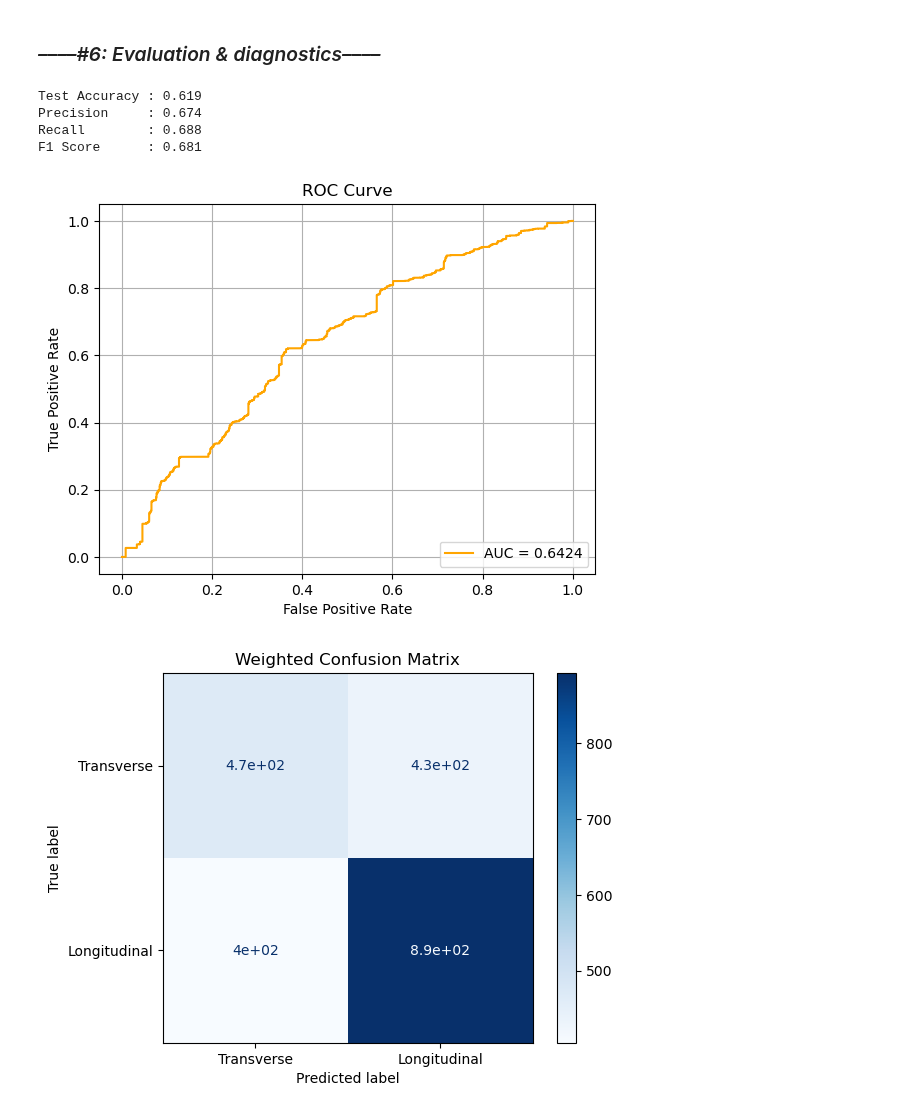
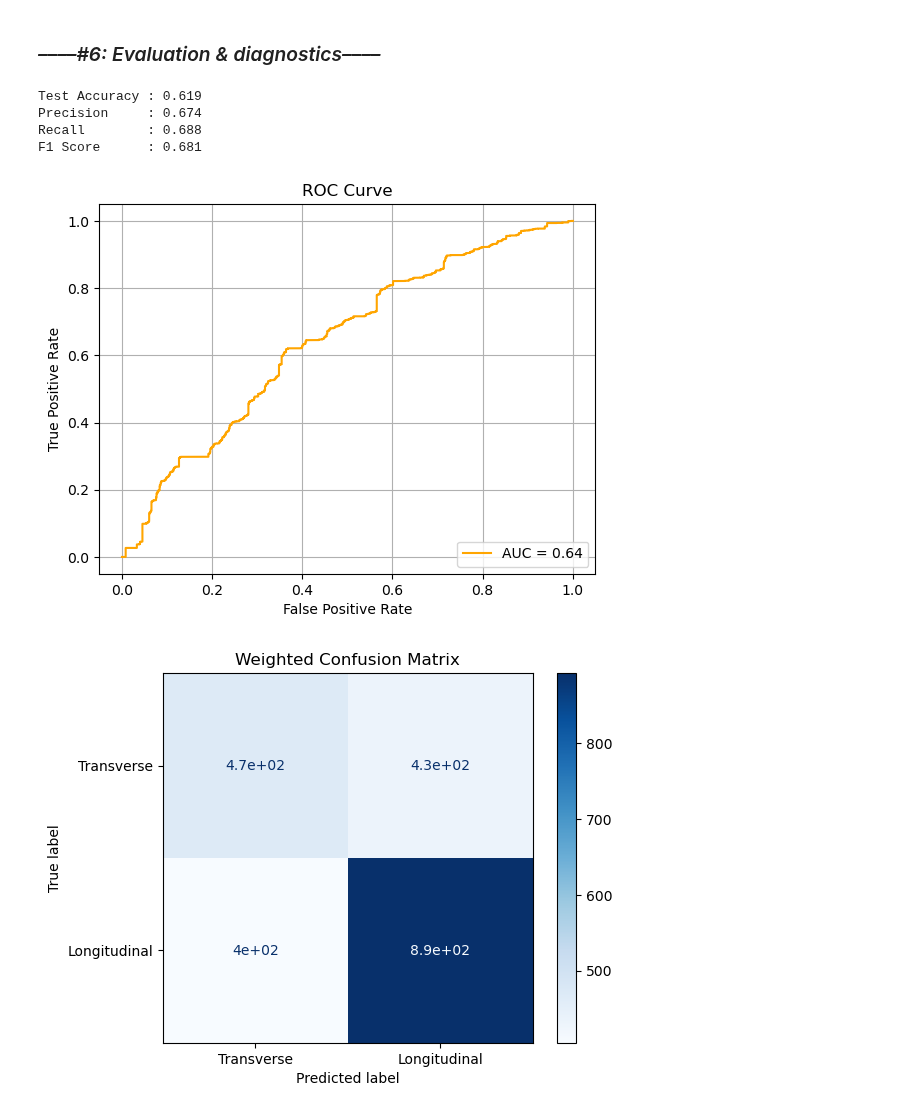
Before and after one commit to aimenobaid/polarization, a Jupyter notebook: NN_semi.ipynb, the cells around one changed output. Cells and saved outputs as stored; diff of their text form; code cells hidden in the pictures.

```diff
--- a/NN_semi.ipynb
+++ b/NN_semi.ipynb
@@ -308,33 +308,33 @@ f1   = f1_score(y_test, y_pred, sample_weight=w_test)
 
 print(f"Test Accuracy : {acc:.3f}")
 print(f"Precision     : {prec:.3f}")
 print(f"Recall        : {rec:.3f}")
 print(f"F1 Score      : {f1:.3f}")
 
 # ── 5) ROC & AUC ───────────────────────────────────────────────────────────────
 fpr, tpr, _ = roc_curve(y_test, y_proba, sample_weight=w_test)
 roc_auc     = auc(fpr, tpr)
 
 plt.figure()
-plt.plot(fpr, tpr, color="orange",label=f"AUC = {roc_auc:.4f}")
+plt.plot(fpr, tpr, color="orange",label=f"AUC = {roc_auc:.2f}")
 # plt.plot([0,1], [0,1], "k--")
 plt.xlabel("False Positive Rate")
 plt.ylabel("True Positive Rate")
 plt.title("ROC Curve")
 plt.legend(loc="lower right")
 plt.grid()
 plt.show()
 
 # ── 6) Confusion Matrix ────────────────────────────────────────────────────────
 cm = confusion_matrix(y_test, y_pred, sample_weight=w_test)
 disp = ConfusionMatrixDisplay(cm, display_labels=["Transverse","Longitudinal"])
 disp.plot(cmap=plt.cm.Blues)
 plt.title("Weighted Confusion Matrix")
 plt.show()
 # %% [output]
 Test Accuracy : 0.619
 Precision     : 0.674
 Recall        : 0.688
 F1 Score      : 0.681
-[figure, old version]
+[figure, new version]
 [figure]
```
Also changed, not shown: 3 other files.
